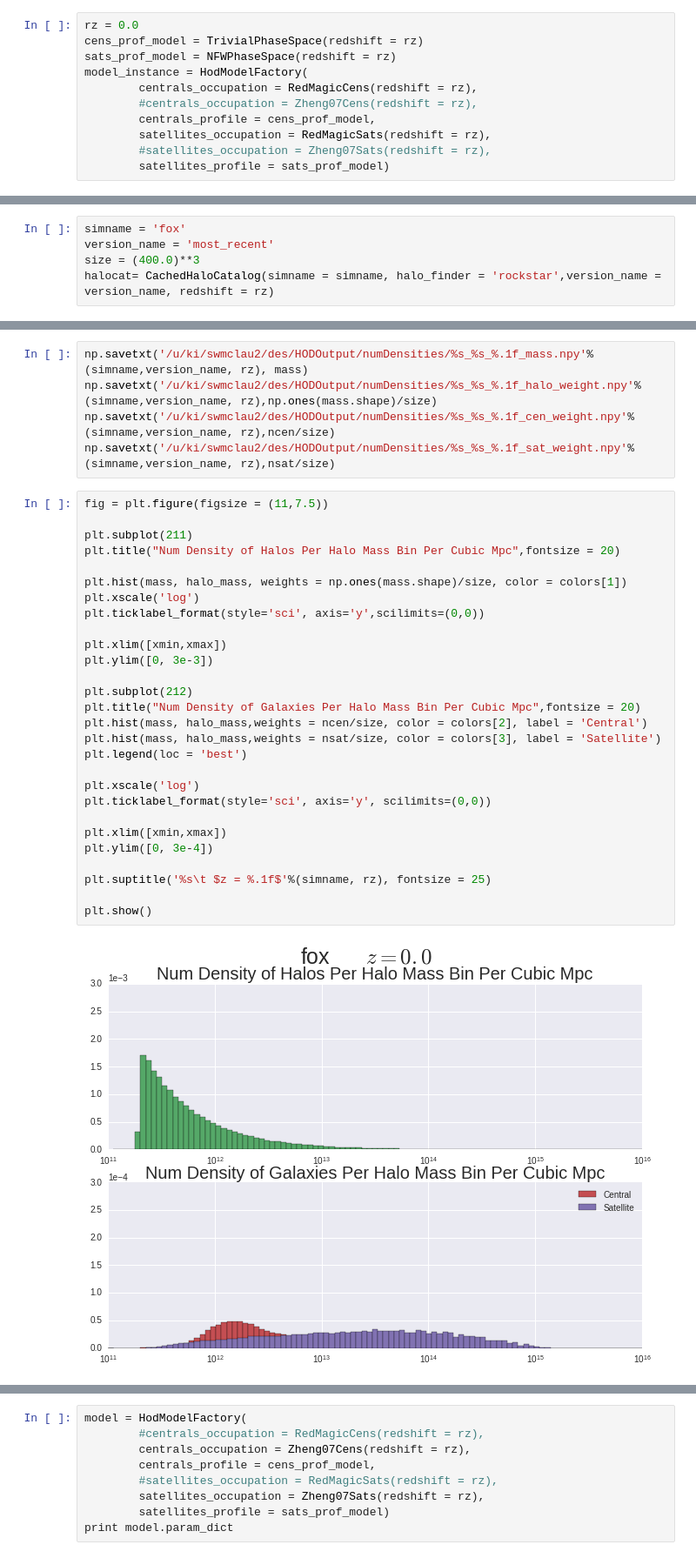
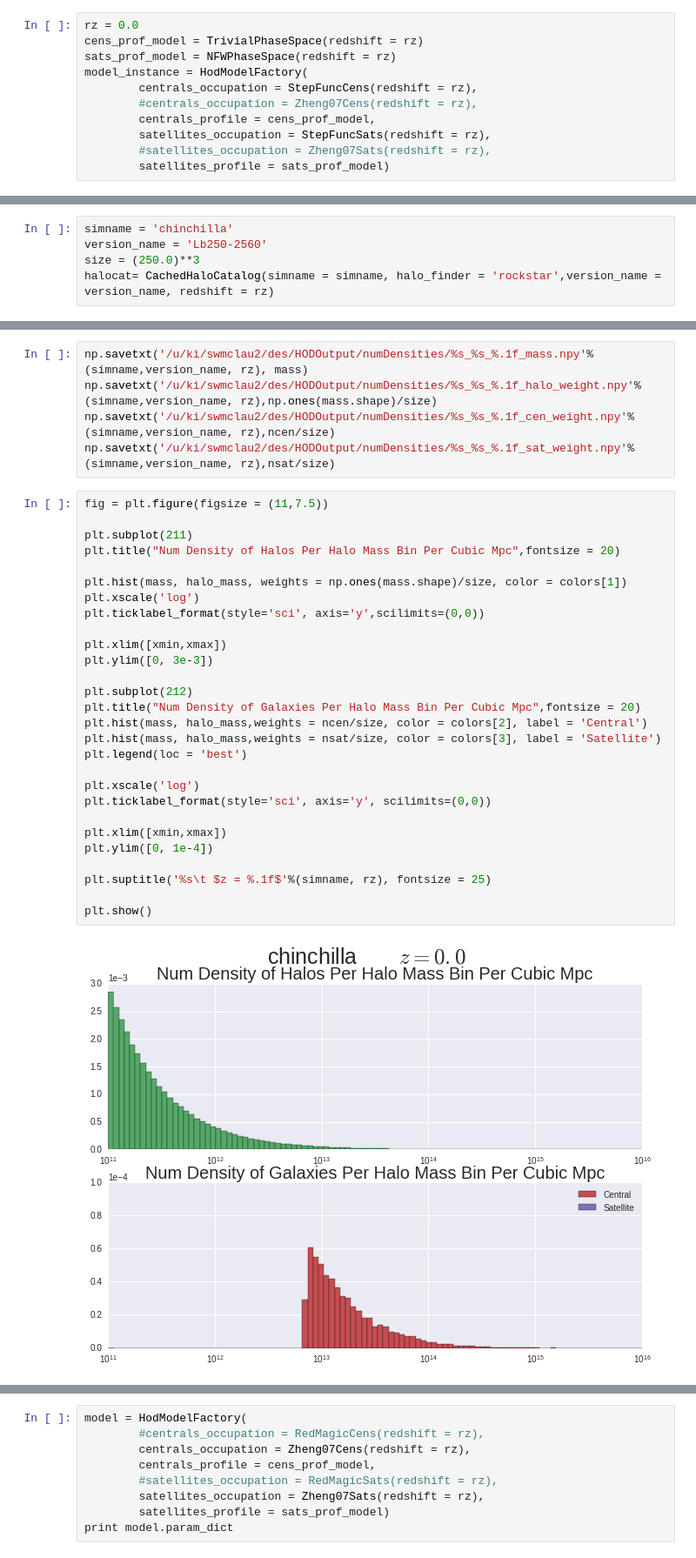
Before and after one commit to mclaughlin6464/HODEmulator, a Jupyter notebook: Number Density.ipynb, the cells around one changed output, grey strips where cells are left out. Shown at 87% size. Cells and saved outputs as stored; diff of their text form.

```diff
--- a/Number Density.ipynb
+++ b/Number Density.ipynb
@@ -17,16 +17,16 @@ rz = 0.0
 cens_prof_model = TrivialPhaseSpace(redshift = rz)
 sats_prof_model = NFWPhaseSpace(redshift = rz)
 model_instance = HodModelFactory(
-        centrals_occupation = RedMagicCens(redshift = rz),
+        centrals_occupation = StepFuncCens(redshift = rz),
         #centrals_occupation = Zheng07Cens(redshift = rz),
         centrals_profile = cens_prof_model,
-        satellites_occupation = RedMagicSats(redshift = rz),
+        satellites_occupation = StepFuncSats(redshift = rz),
         #satellites_occupation = Zheng07Sats(redshift = rz),
         satellites_profile = sats_prof_model)
 # %%
 #model_instance.param_dict['f_c'] = 0.5
 # %%
-simname = 'fox'
-version_name = 'most_recent'
-size = (400.0)**3
+simname = 'chinchilla'
+version_name = 'Lb250-2560'
+size = (250.0)**3
 halocat= CachedHaloCatalog(simname = simname, halo_finder = 'rockstar',version_name = version_name, redshift = rz)
@@ -77,33 +85,33 @@ np.savetxt('/u/ki/swmclau2/des/HODOutput/numDensities/%s_%s_%.1f_sat_weight.npy'
 # %%
 fig = plt.figure(figsize = (11,7.5))
 
 plt.subplot(211)
 plt.title("Num Density of Halos Per Halo Mass Bin Per Cubic Mpc",fontsize = 20)
 
 plt.hist(mass, halo_mass, weights = np.ones(mass.shape)/size, color = colors[1])
 plt.xscale('log')
 plt.ticklabel_format(style='sci', axis='y',scilimits=(0,0))
 
 plt.xlim([xmin,xmax])
 plt.ylim([0, 3e-3])
 
 plt.subplot(212)
 plt.title("Num Density of Galaxies Per Halo Mass Bin Per Cubic Mpc",fontsize = 20)
 plt.hist(mass, halo_mass,weights = ncen/size, color = colors[2], label = 'Central')
 plt.hist(mass, halo_mass,weights = nsat/size, color = colors[3], label = 'Satellite')
 plt.legend(loc = 'best')
 
 plt.xscale('log')
 plt.ticklabel_format(style='sci', axis='y', scilimits=(0,0))
 
 plt.xlim([xmin,xmax])
-plt.ylim([0, 3e-4])
+plt.ylim([0, 1e-4])
 
 plt.suptitle('%s\t $z = %.1f$'%(simname, rz), fontsize = 25)
 
 plt.show()
 # %% [output]
-[figure, old version]
+[figure, new version]
 # %%
 print model_instance.param_dict
 # %% [output]
```
Also changed, not shown: parts of 5 cells of this notebook, 3 other files.
